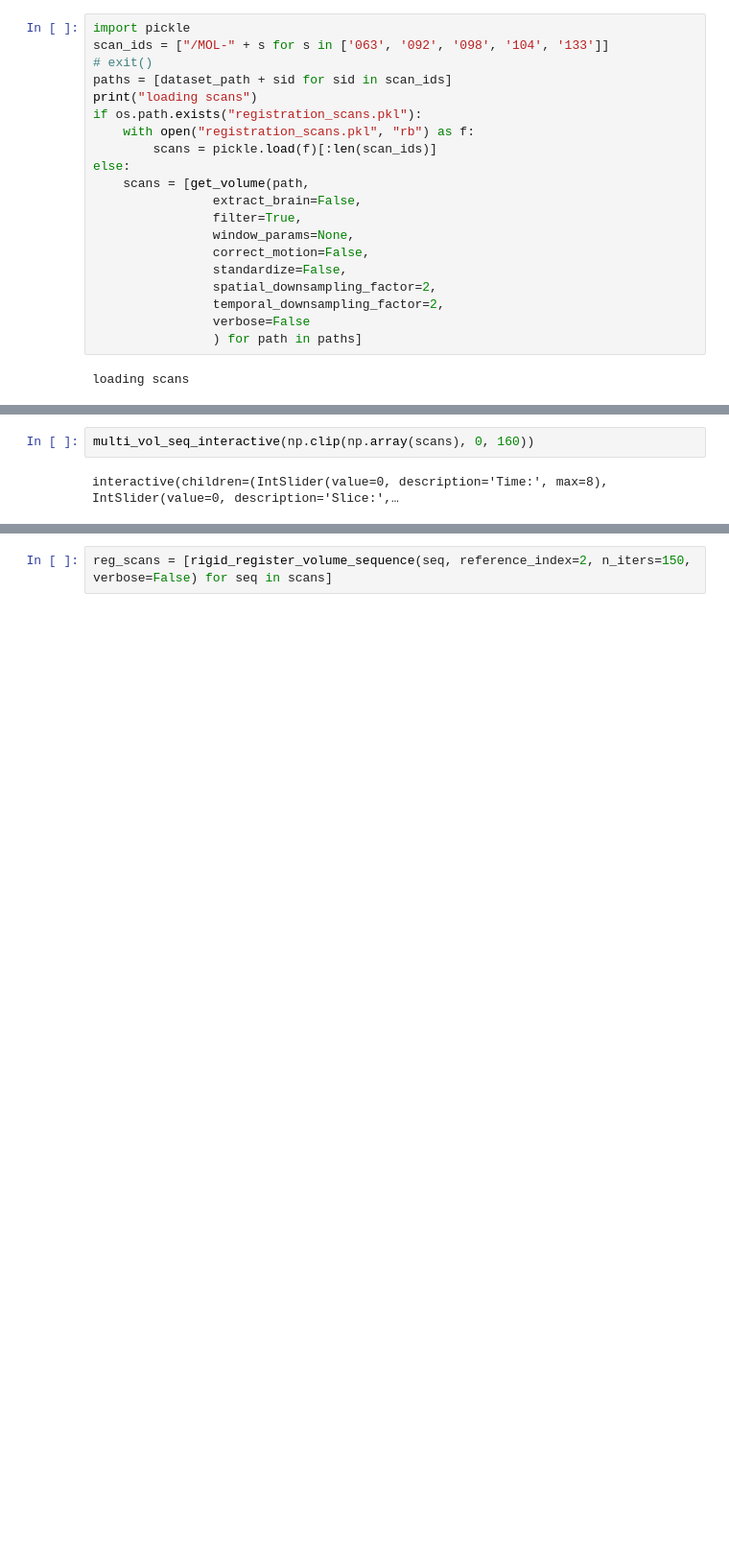
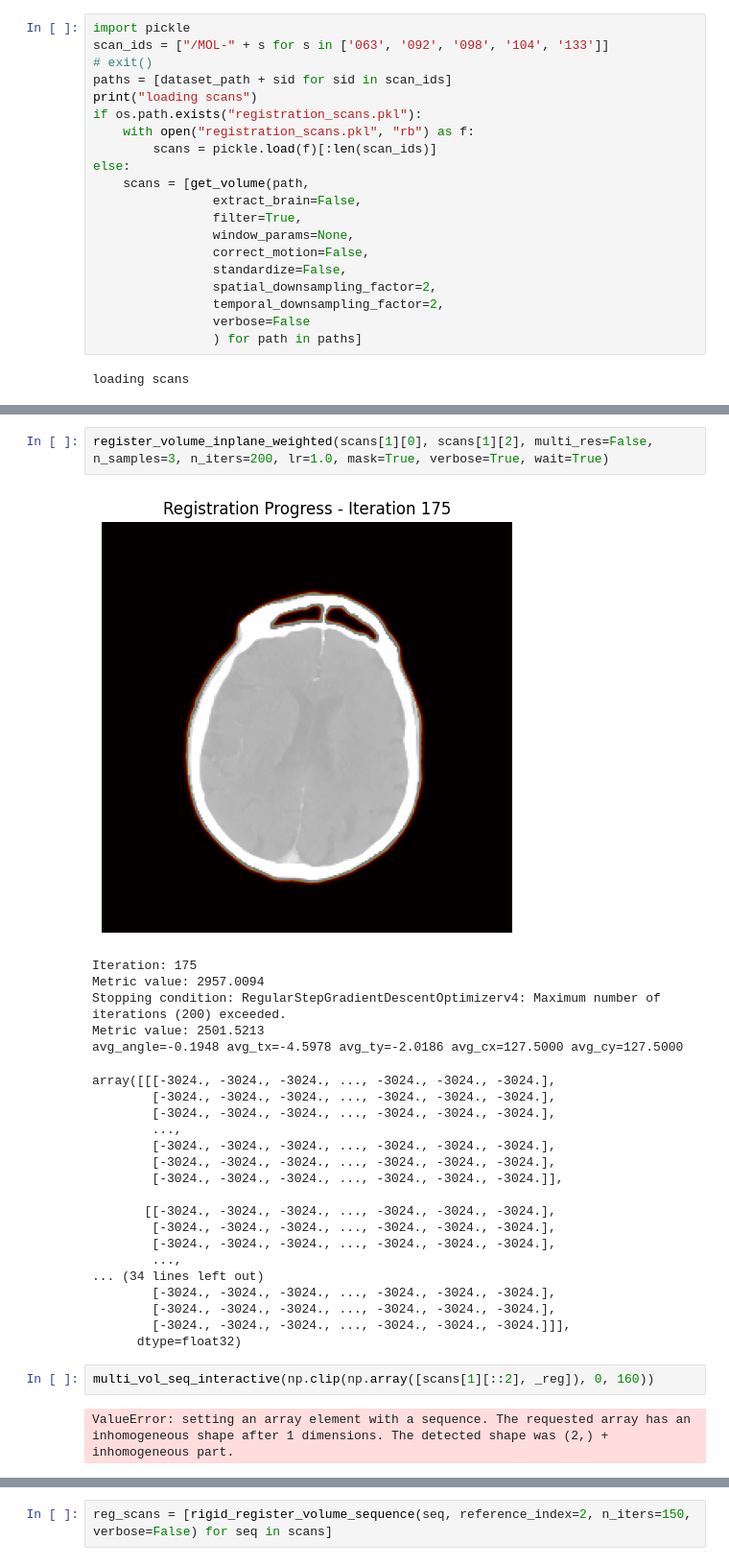
Before and after one commit to Simuschlatz/ChadCTP, a Jupyter notebook: src/registration_experiments.ipynb, the cells around one changed output, grey strips where cells are left out. Shown at 96% size. Saved outputs shown, nothing was run; the diff lists cells and outputs as text; blank space fills up the shorter version.

```diff
--- a/src/registration_experiments.ipynb
+++ b/src/registration_experiments.ipynb
@@ -577,4 +596,30 @@ loading scans
+# %%
+register_volume_inplane_weighted(scans[1][0], scans[1][2], multi_res=False, n_samples=3, n_iters=200, lr=1.0, mask=True, verbose=True, wait=True)
+# %% [output]
+[figure, added]
+Iteration: 175
+Metric value: 2957.0094
+Stopping condition: RegularStepGradientDescentOptimizerv4: Maximum number of iterations (200) exceeded.
+Metric value: 2501.5213
+avg_angle=-0.1948 avg_tx=-4.5978 avg_ty=-2.0186 avg_cx=127.5000 avg_cy=127.5000
+array([[[-3024., -3024., -3024., ..., -3024., -3024., -3024.],
+        [-3024., -3024., -3024., ..., -3024., -3024., -3024.],
+        [-3024., -3024., -3024., ..., -3024., -3024., -3024.],
+        ...,
+        [-3024., -3024., -3024., ..., -3024., -3024., -3024.],
+        [-3024., -3024., -3024., ..., -3024., -3024., -3024.],
+        [-3024., -3024., -3024., ..., -3024., -3024., -3024.]],
+
+       [[-3024., -3024., -3024., ..., -3024., -3024., -3024.],
+        [-3024., -3024., -3024., ..., -3024., -3024., -3024.],
+        [-3024., -3024., -3024., ..., -3024., -3024., -3024.],
+        ...,
+... (34 lines left out)
+        [-3024., -3024., -3024., ..., -3024., -3024., -3024.],
+        [-3024., -3024., -3024., ..., -3024., -3024., -3024.],
+        [-3024., -3024., -3024., ..., -3024., -3024., -3024.]]],
+      dtype=float32)
 # %%
-multi_vol_seq_interactive(np.clip(np.array(scans), 0, 160))
+multi_vol_seq_interactive(np.clip(np.array([scans[1][::2], _reg]), 0, 160))
 # %% [output]
-interactive(children=(IntSlider(value=0, description='Time:', max=8), IntSlider(value=0, description='Slice:',…
+ValueError: setting an array element with a sequence. The requested array has an inhomogeneous shape after 1 dimensions. The detected shape was (2,) + inhomogeneous part.
```
Also changed, not shown: parts of 17 cells of this notebook, 4 other files.
